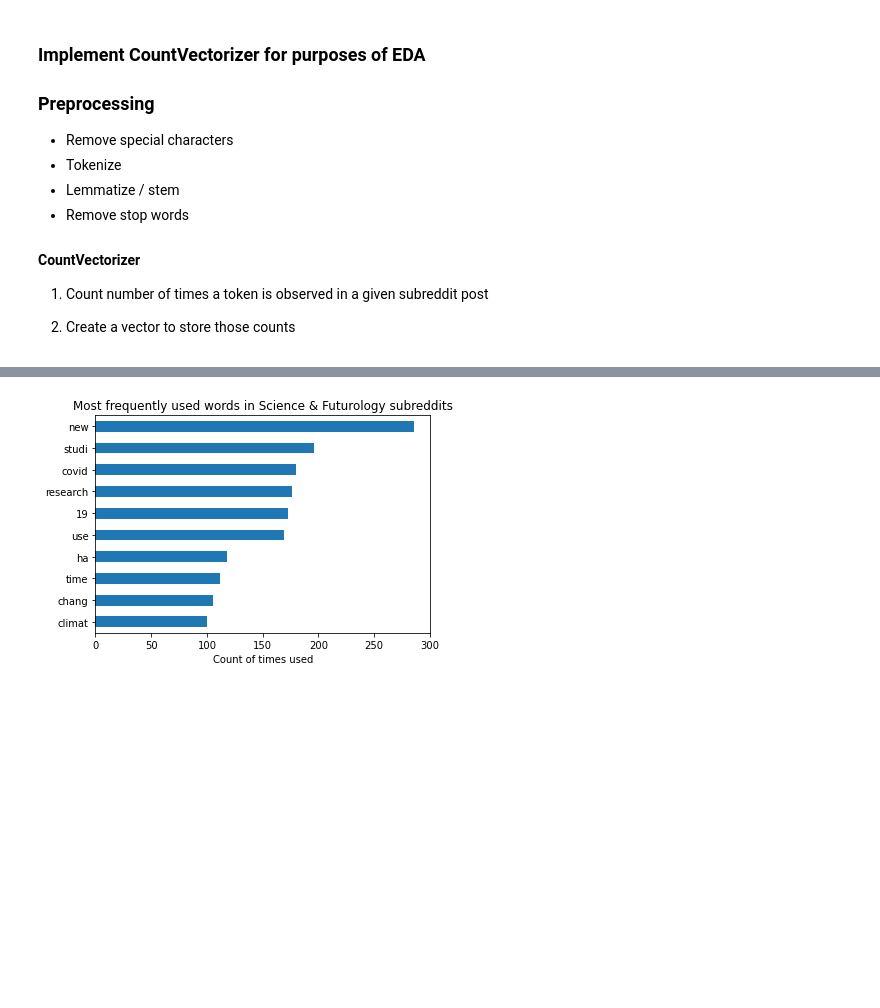
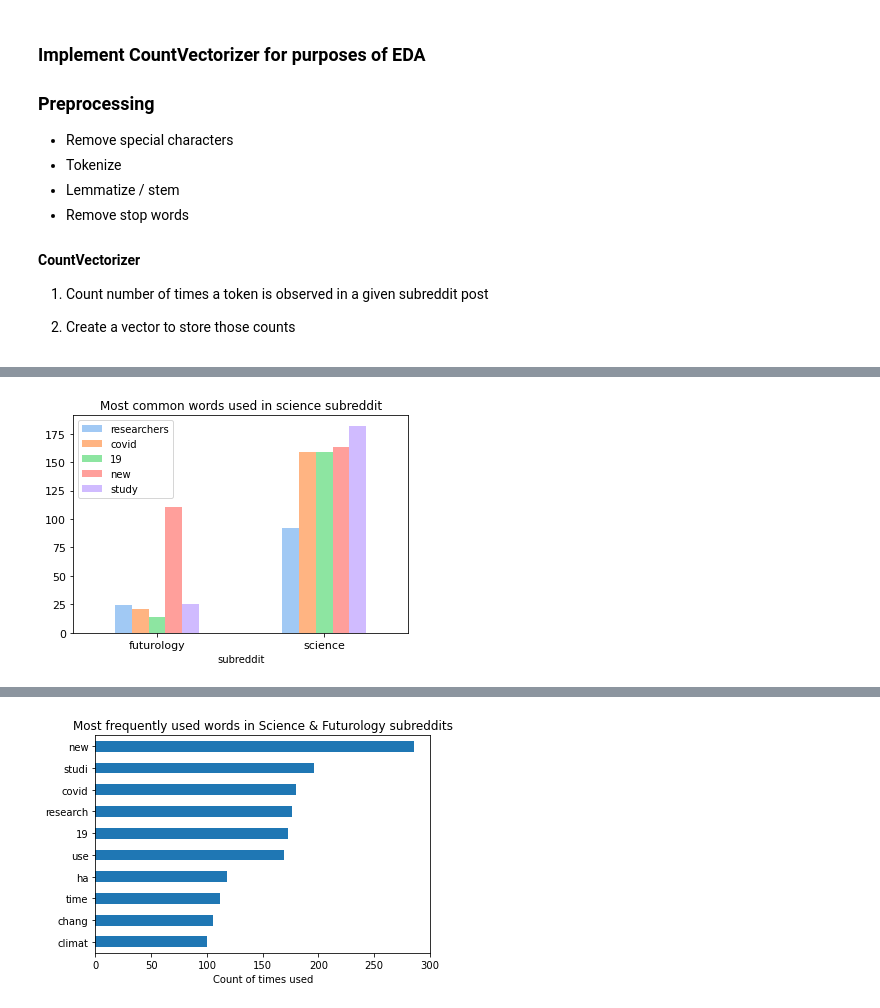
Before and after one commit to abishop17/plausible_utopia_nlp_classification_modeling, a Jupyter notebook: code/Project 3 - #1 of 3 (Preprocessing, EDA) - Plausible Utopia -- Classification Modeling on Subreddits.ipynb, the cells around one changed output, grey strips where cells are left out. Saved outputs shown, nothing was run; the diff lists cells and outputs as text; code cells hidden in the pictures; blank space fills up the shorter version.

```diff
--- a/code/Project 3 - #1 of 3 (Preprocessing, EDA) - Plausible Utopia -- Classification Modeling on Subreddits.ipynb
+++ b/code/Project 3 - #1 of 3 (Preprocessing, EDA) - Plausible Utopia -- Classification Modeling on Subreddits.ipynb
@@ -280,0 +320,13 @@ y = subred1['subreddit']
+# %%
+# Most common words used in science subreddit
+
+top_words_science_only = df_doc_term_matrix[df_doc_term_matrix.index == 'science'].sum().sort_values(ascending = False)[:5][::-1]
+top_words_science_only = df_doc_term_matrix[[word for word in pd.Series(top_words_science_only).index]]
+
+top_words_science_only.plot.bar()
+
+plt.title('Most common words used in science subreddit')
+plt.xticks(size = 11, rotation = 0)
+plt.yticks(size = 11);
+# %% [output]
+[figure, added]
```
Also changed, not shown: parts of 20 cells of this notebook, 1 other file.
